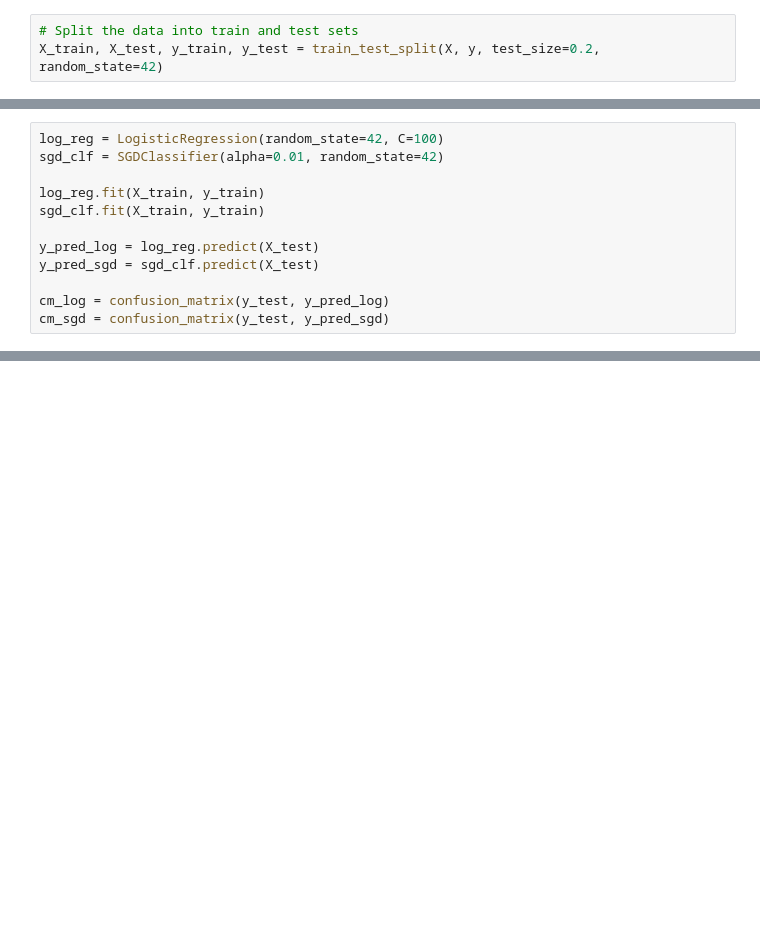
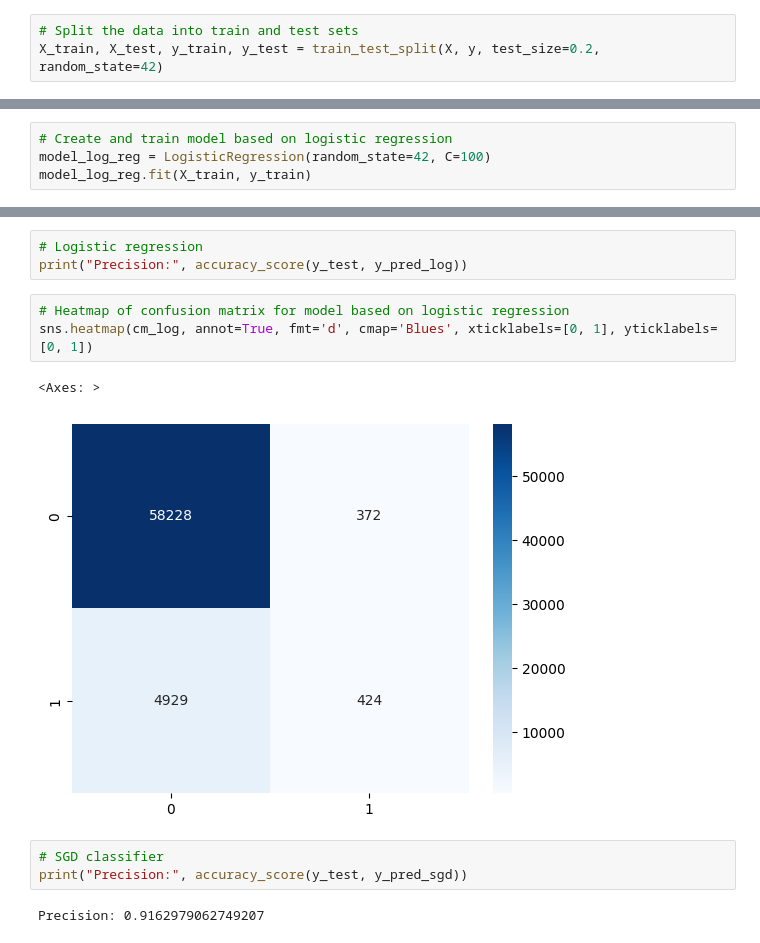
Before and after one commit to FilipJanikulaS22660/ASI_grupa_6, a Jupyter notebook: asi-grupa-6/notebooks/Heart_disease_classification.ipynb, the cells around one changed output, grey strips where cells are left out. Saved outputs shown, nothing was run; the diff lists cells and outputs as text; blank space fills up the shorter version.

```diff
--- a/asi-grupa-6/notebooks/Heart_disease_classification.ipynb
+++ b/asi-grupa-6/notebooks/Heart_disease_classification.ipynb
@@ -271,12 +296,0 @@ ValueError: could not convert string to float: 'Yes'
-# %%
-log_reg = LogisticRegression(random_state=42, C=100)
-sgd_clf = SGDClassifier(alpha=0.01, random_state=42)
-
-log_reg.fit(X_train, y_train)
-sgd_clf.fit(X_train, y_train)
-
-y_pred_log = log_reg.predict(X_test)
-y_pred_sgd = sgd_clf.predict(X_test)
-
-cm_log = confusion_matrix(y_test, y_pred_log)
-cm_sgd = confusion_matrix(y_test, y_pred_sgd)
@@ -284,0 +297,4 @@ ValueError: could not convert string to float: 'Yes'
+# %%
+# Create and train model based on logistic regression
+model_log_reg = LogisticRegression(random_state=42, C=100)
+model_log_reg.fit(X_train, y_train)
@@ -316,0 +392,14 @@ dtype: float64
+# %%
+# Logistic regression
+print("Precision:", accuracy_score(y_test, y_pred_log))
+# %%
+# Heatmap of confusion matrix for model based on logistic regression
+sns.heatmap(cm_log, annot=True, fmt='d', cmap='Blues', xticklabels=[0, 1], yticklabels=[0, 1])
+# %% [output]
+<Axes: >
+[figure, added]
+# %%
+# SGD classifier
+print("Precision:", accuracy_score(y_test, y_pred_sgd))
+# %% [output]
+Precision: 0.9162979062749207
```
Also changed, not shown: parts of 16 cells of this notebook.
